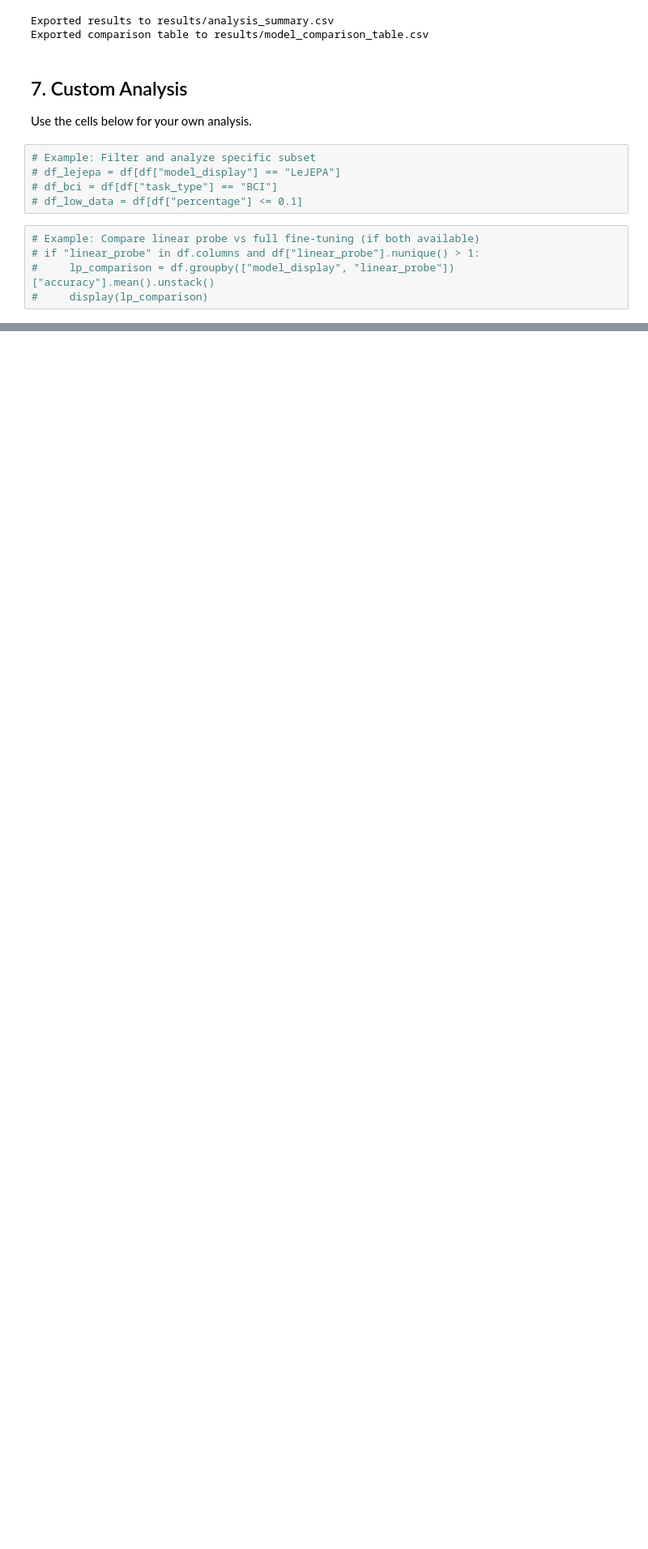
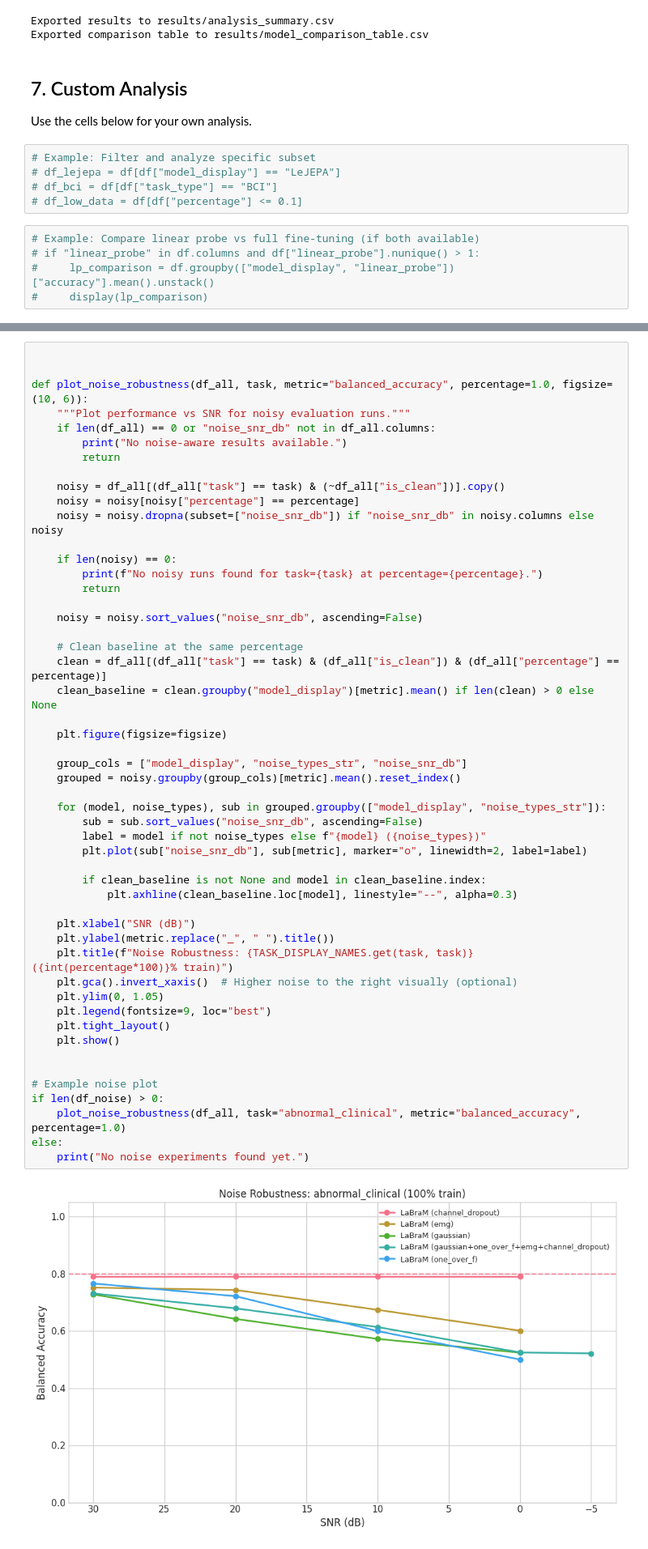
Before and after one commit to uddhavp22/EEG-Bench-vICMl, a Jupyter notebook: analyze_results.ipynb, the cells around one changed output, grey strips where cells are left out. Shown at 81% size. Drawn from its saved outputs; the diff is of its cells as text; blank space fills up the shorter version.

Commit message:
finalizing labram results

```diff
--- a/analyze_results.ipynb
+++ b/analyze_results.ipynb
@@ -575,0 +656,53 @@ Use the cells below for your own analysis.
+# %%
+
+
+def plot_noise_robustness(df_all, task, metric="balanced_accuracy", percentage=1.0, figsize=(10, 6)):
+    """Plot performance vs SNR for noisy evaluation runs."""
+    if len(df_all) == 0 or "noise_snr_db" not in df_all.columns:
+        print("No noise-aware results available.")
+        return
+
+    noisy = df_all[(df_all["task"] == task) & (~df_all["is_clean"])].copy()
+    noisy = noisy[noisy["percentage"] == percentage]
+    noisy = noisy.dropna(subset=["noise_snr_db"]) if "noise_snr_db" in noisy.columns else noisy
+
+    if len(noisy) == 0:
+        print(f"No noisy runs found for task={task} at percentage={percentage}.")
+        return
+
+    noisy = noisy.sort_values("noise_snr_db", ascending=False)
+
+    # Clean baseline at the same percentage
+    clean = df_all[(df_all["task"] == task) & (df_all["is_clean"]) & (df_all["percentage"] == percentage)]
+    clean_baseline = clean.groupby("model_display")[metric].mean() if len(clean) > 0 else None
+
+    plt.figure(figsize=figsize)
+
+    group_cols = ["model_display", "noise_types_str", "noise_snr_db"]
+    grouped = noisy.groupby(group_cols)[metric].mean().reset_index()
+
+    for (model, noise_types), sub in grouped.groupby(["model_display", "noise_types_str"]):
+        sub = sub.sort_values("noise_snr_db", ascending=False)
+        label = model if not noise_types else f"{model} ({noise_types})"
+        plt.plot(sub["noise_snr_db"], sub[metric], marker="o", linewidth=2, label=label)
+
+        if clean_baseline is not None and model in clean_baseline.index:
+            plt.axhline(clean_baseline.loc[model], linestyle="--", alpha=0.3)
+
+    plt.xlabel("SNR (dB)")
+    plt.ylabel(metric.replace("_", " ").title())
+    plt.title(f"Noise Robustness: {TASK_DISPLAY_NAMES.get(task, task)} ({int(percentage*100)}% train)")
+    plt.gca().invert_xaxis()  # Higher noise to the right visually (optional)
+    plt.ylim(0, 1.05)
+    plt.legend(fontsize=9, loc="best")
+    plt.tight_layout()
+    plt.show()
+
+
+# Example noise plot
+if len(df_noise) > 0:
+    plot_noise_robustness(df_all, task="abnormal_clinical", metric="balanced_accuracy", percentage=1.0)
+else:
+    print("No noise experiments found yet.")
+# %% [output]
+[figure, added]
```
Also changed, not shown: parts of 26 cells of this notebook, 6 other files.
